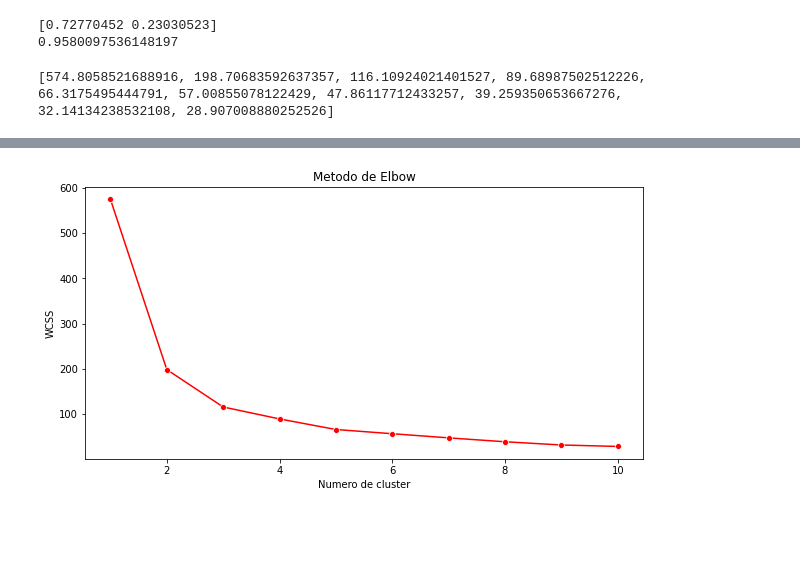
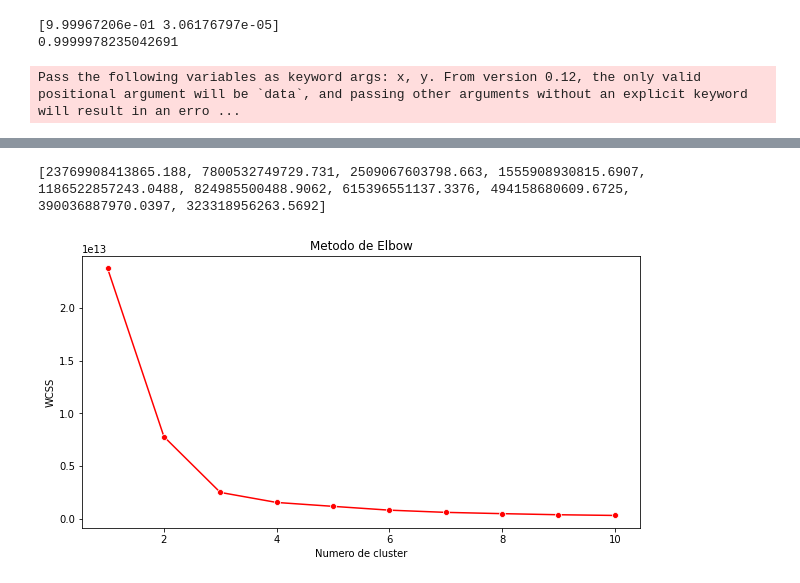
Before and after one commit to fabiobritoo/Machine-Learning, a Jupyter notebook: KMEANS_+_PCA.ipynb, the cells around one changed output, grey strips where cells are left out. Drawn from its saved outputs; the diff is of its cells as text; code cells hidden in the pictures; blank space fills up the shorter version.

```diff
--- a/KMEANS_+_PCA.ipynb
+++ b/KMEANS_+_PCA.ipynb
@@ -0,0 +1,13 @@
+# %%
+# Importando os dados
+
+import pandas as pd
+# url = "lib/drybean/Dry_Bean_Dataset.xlsx"
+url = 'https://docs.google.com/spreadsheets/d/1N-KOihE3XDDfHEsaj8dt9-y8jrVOv8wB/edit?usp=sharing&ouid=102198786401215745194&rtpof=true&sd=true'
+path = 'https://drive.google.com/uc?export=download&id='+url.split('/')[-2]
+# loading dataset into Pandas DataFrame
+dataset = pd.read_excel(path, engine = 'openpyxl')
+
+dados = dataset.drop("Class", axis=1)
+
+dataset
@@ -1,12 +46,4 @@
 # %%
-# Importando os dados
-
-import pandas as pd
-url = "https://archive.ics.uci.edu/ml/machine-learning-databases/iris/iris.data"
-new_names = ['Comprimento_sepal','Largura_sepal','Comprimento_length','Largura_width','Classificacao']
-dataset = pd.read_csv(url, names=new_names, skiprows=0, delimiter=',')
-dados = dataset.drop("Classificacao", axis=1)
-
 # Escalonar e Não Normalizar, caso queira. o Escalonamento faz com que a variância de cada variável seja unitária para o modelo performar melhor
 
 from sklearn.preprocessing import StandardScaler
@@ -49,7 +101,7 @@ elbow(dados_escalonados)
 from sklearn.cluster import KMeans
 
 #Treinando o Modelo
-kmeans = KMeans(n_clusters=3,init="k-means++",random_state=0)
+kmeans = KMeans(n_clusters=4,init="k-means++",random_state=0)
 #Sem dados escalonados
 kmeans2 = kmeans.fit(dados)
 #Com os dados escalonados
@@ -78,7 +138,8 @@ dados.head(70)
 from sklearn.decomposition import PCA
 pca = PCA(n_components = 2)
 
-dados_pca = pca.fit_transform(dados_escalonados)
+dados_pca = pca.fit_transform(dados)
+
 #print(dados_pca)
 
 # Variáveis explicativas
@@ -109,6 +170,6 @@ graf3.update_yaxes(title = 'Componente 1')
 
 graf3.show()
 # %% [output]
-[0.72770452 0.23030523]
-0.9580097536148197
+[9.99967206e-01 3.06176797e-05]
+0.9999978235042691
-[574.8058521688916, 198.70683592637357, 116.10924021401527, 89.68987502512226, 66.3175495444791, 57.00855078122429, 47.86117712433257, 39.259350653667276, 32.14134238532108, 28.907008880252526]
+Pass the following variables as keyword args: x, y. From version 0.12, the only valid positional argument will be `data`, and passing other arguments without an explicit keyword will result in an erro ...
@@ -116 +176,2 @@ graf3.show()
+[23769908413865.188, 7800532749729.731, 2509067603798.663, 1555908930815.6907, 1186522857243.0488, 824985500488.9062, 615396551137.3376, 494158680609.6725, 390036887970.0397, 323318956263.5692]
-[figure, old version]
+[figure, new version]
```
Also changed, not shown: parts of 8 cells of this notebook, 1 other file.
